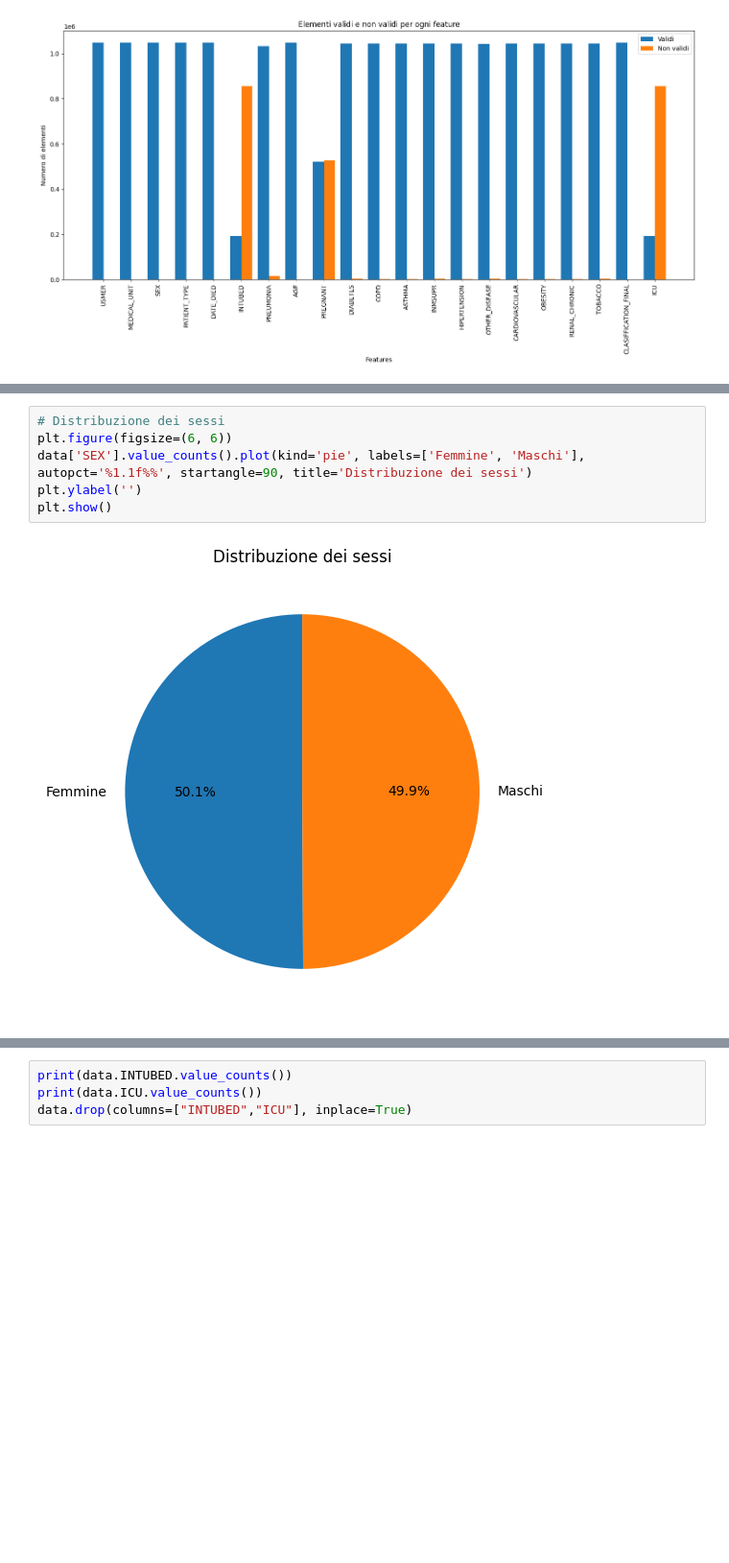
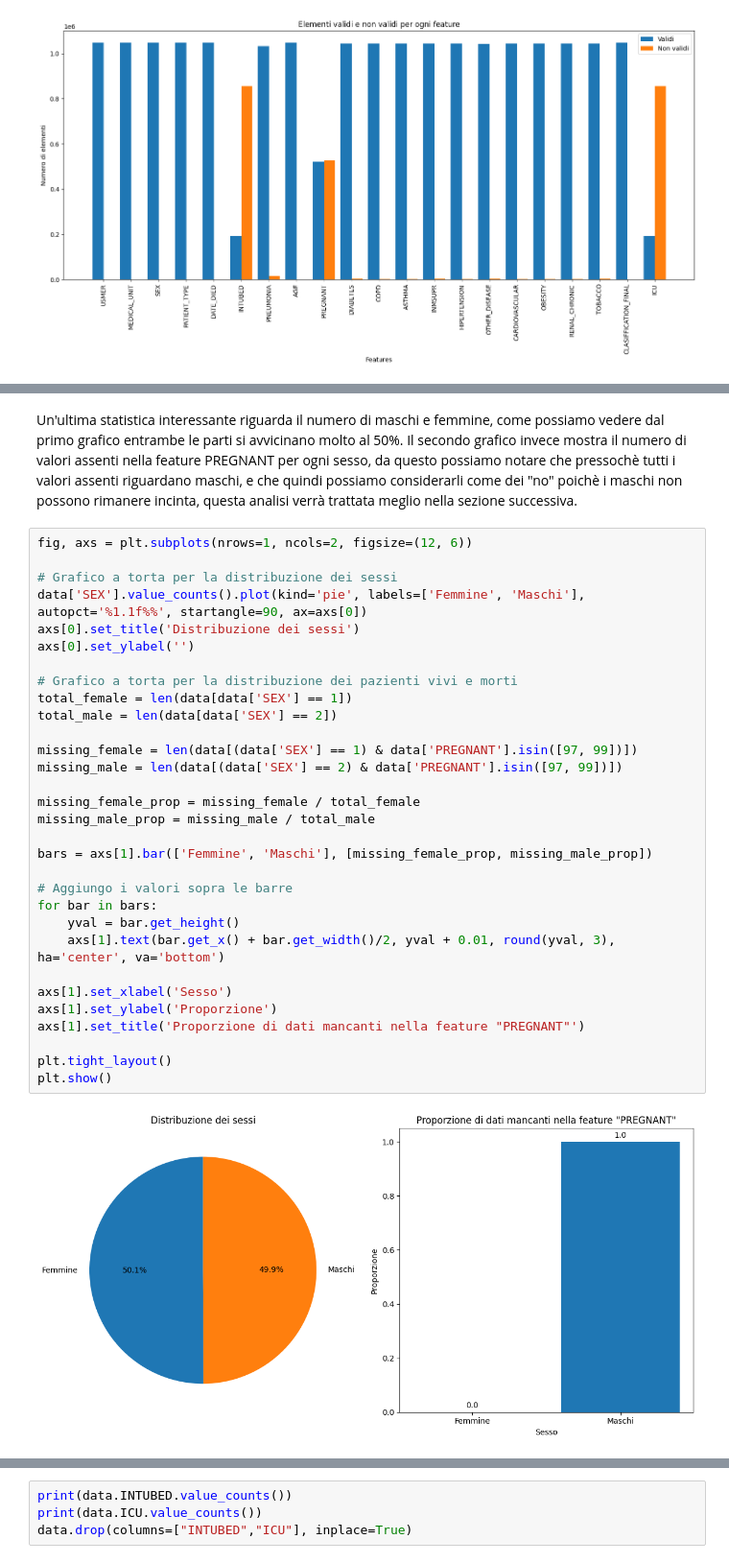
Before and after one commit to IGieckI/Covid19-Patient-Risk-Predictor, a Jupyter notebook: Covid19 Patient Risk Predictor.ipynb, the cells around one changed output, grey strips where cells are left out. Shown at 96% size. Drawn from its saved outputs; the diff is of its cells as text; blank space fills up the shorter version.

```diff
--- a/Covid19 Patient Risk Predictor.ipynb
+++ b/Covid19 Patient Risk Predictor.ipynb
@@ -156,8 +228,35 @@ plt.show()
+# %% [markdown]
+Un'ultima statistica interessante riguarda il numero di maschi e femmine, come possiamo vedere dal primo grafico entrambe le parti si avvicinano molto al 50%. Il secondo grafico invece mostra il numero di valori assenti nella feature PREGNANT per ogni sesso, da questo possiamo notare che pressochè tutti i valori assenti riguardano maschi, e che quindi possiamo considerarli come dei "no" poichè i maschi non possono rimanere incinta, questa analisi verrà trattata meglio nella sezione successiva.
 # %%
-# Distribuzione dei sessi
-plt.figure(figsize=(6, 6))
-data['SEX'].value_counts().plot(kind='pie', labels=['Femmine', 'Maschi'], autopct='%1.1f%%', startangle=90, title='Distribuzione dei sessi')
-plt.ylabel('')
+fig, axs = plt.subplots(nrows=1, ncols=2, figsize=(12, 6))
+
+# Grafico a torta per la distribuzione dei sessi
+data['SEX'].value_counts().plot(kind='pie', labels=['Femmine', 'Maschi'], autopct='%1.1f%%', startangle=90, ax=axs[0])
+axs[0].set_title('Distribuzione dei sessi')
+axs[0].set_ylabel('')
+
+# Grafico a torta per la distribuzione dei pazienti vivi e morti
+total_female = len(data[data['SEX'] == 1])
+total_male = len(data[data['SEX'] == 2])
+
+missing_female = len(data[(data['SEX'] == 1) & data['PREGNANT'].isin([97, 99])])
+missing_male = len(data[(data['SEX'] == 2) & data['PREGNANT'].isin([97, 99])])
+
+missing_female_prop = missing_female / total_female
+missing_male_prop = missing_male / total_male
+
+bars = axs[1].bar(['Femmine', 'Maschi'], [missing_female_prop, missing_male_prop])
+
+# Aggiungo i valori sopra le barre
+for bar in bars:
+    yval = bar.get_height()
+    axs[1].text(bar.get_x() + bar.get_width()/2, yval + 0.01, round(yval, 3), ha='center', va='bottom')
+
+axs[1].set_xlabel('Sesso')
+axs[1].set_ylabel('Proporzione')
+axs[1].set_title('Proporzione di dati mancanti nella feature "PREGNANT"')
+
+plt.tight_layout()
 plt.show()
 # %% [output]
-[figure, old version]
+[figure, new version]
```
Also changed, not shown: parts of 66 cells of this notebook.
